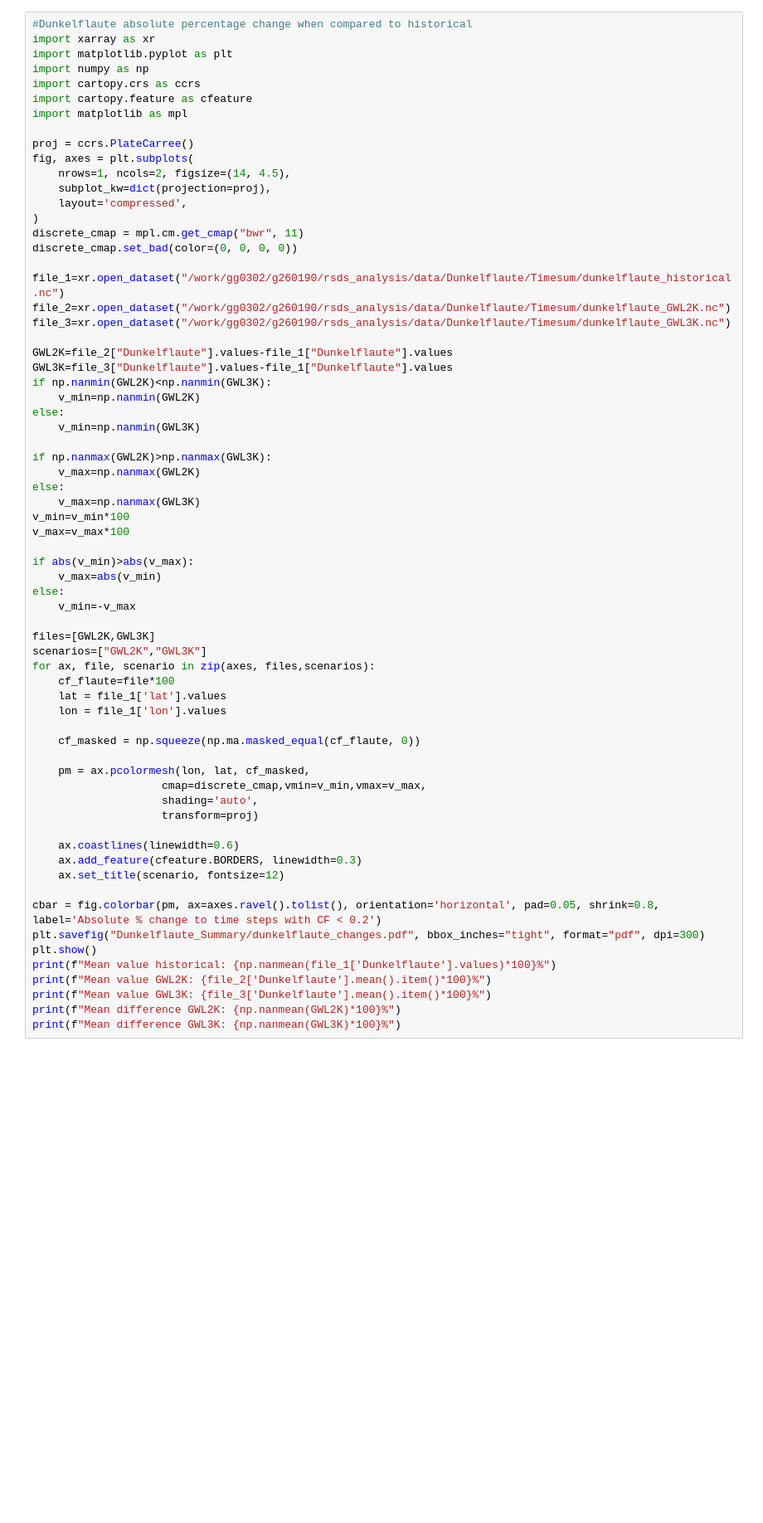
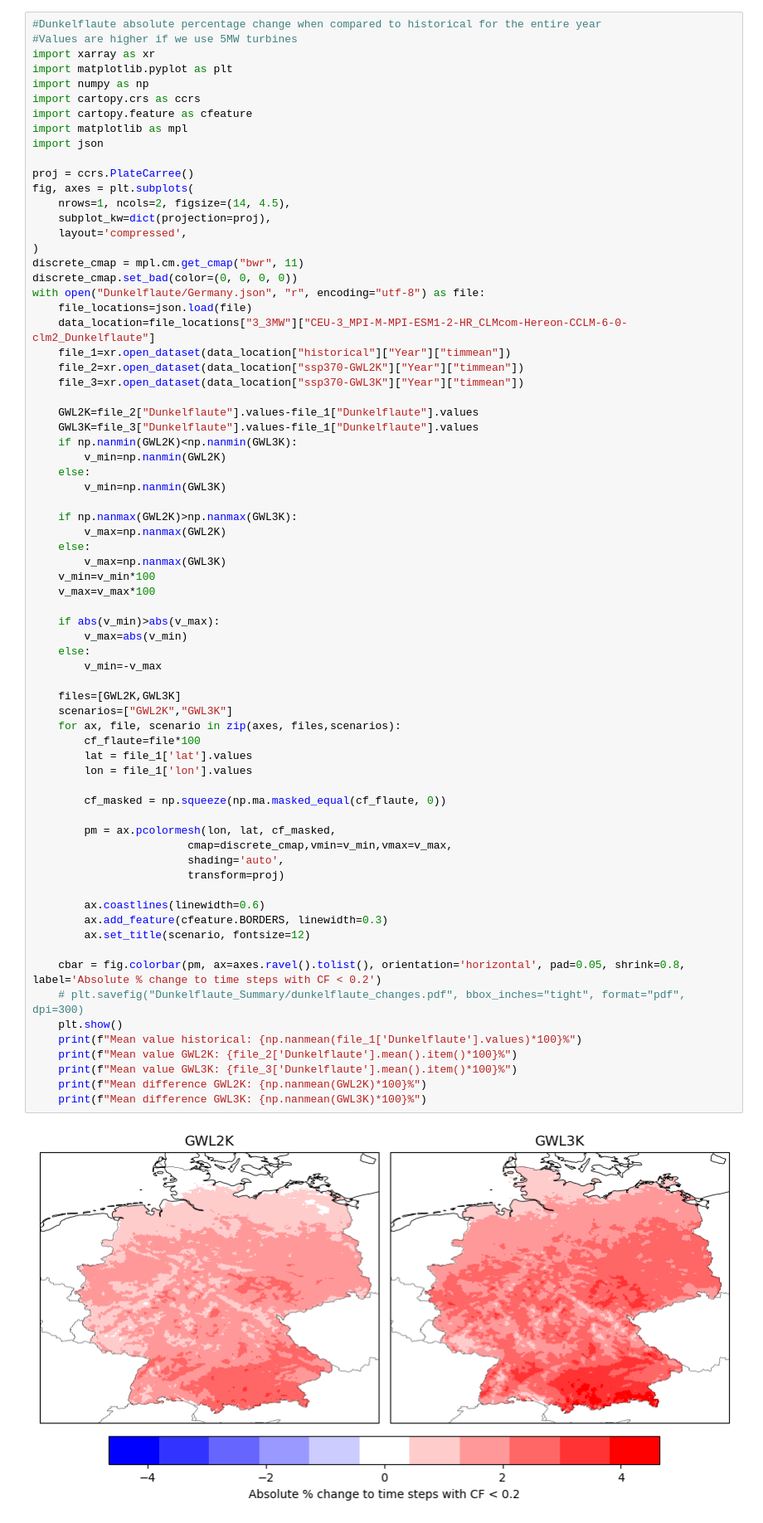
Before and after one commit to ATYslh/Dunkelflaute, a Jupyter notebook: Analysis_Scripts/visualization_dunkelflaute.ipynb, the cells around one changed output. Shown at 83% size. Drawn from its saved outputs; the diff is of its cells as text; blank space fills up the shorter version.

Commit message:
added visualization_dunkelflaute

```diff
--- a/Analysis_Scripts/visualization_dunkelflaute.ipynb
+++ b/Analysis_Scripts/visualization_dunkelflaute.ipynb
@@ -1,67 +1,73 @@
 # %%
-#Dunkelflaute absolute percentage change when compared to historical
+#Dunkelflaute absolute percentage change when compared to historical for the entire year
+#Values are higher if we use 5MW turbines
 import xarray as xr
 import matplotlib.pyplot as plt
 import numpy as np
 import cartopy.crs as ccrs
 import cartopy.feature as cfeature
 import matplotlib as mpl
+import json
 
 proj = ccrs.PlateCarree()
 fig, axes = plt.subplots(
     nrows=1, ncols=2, figsize=(14, 4.5),
     subplot_kw=dict(projection=proj),
     layout='compressed',
 )
 discrete_cmap = mpl.cm.get_cmap("bwr", 11)
 discrete_cmap.set_bad(color=(0, 0, 0, 0))
+with open("Dunkelflaute/Germany.json", "r", encoding="utf-8") as file:
+    file_locations=json.load(file)
+    data_location=file_locations["3_3MW"]["CEU-3_MPI-M-MPI-ESM1-2-HR_CLMcom-Hereon-CCLM-6-0-clm2_Dunkelflaute"]
+    file_1=xr.open_dataset(data_location["historical"]["Year"]["timmean"])
+    file_2=xr.open_dataset(data_location["ssp370-GWL2K"]["Year"]["timmean"])
+    file_3=xr.open_dataset(data_location["ssp370-GWL3K"]["Year"]["timmean"])
 
-file_1=xr.open_dataset("/work/gg0302/g260190/rsds_analysis/data/Dunkelflaute/Timesum/dunkelflaute_historical.nc")
-file_2=xr.open_dataset("/work/gg0302/g260190/rsds_analysis/data/Dunkelflaute/Timesum/dunkelflaute_GWL2K.nc")
-file_3=xr.open_dataset("/work/gg0302/g260190/rsds_analysis/data/Dunkelflaute/Timesum/dunkelflaute_GWL3K.nc")
+    GWL2K=file_2["Dunkelflaute"].values-file_1["Dunkelflaute"].values
+    GWL3K=file_3["Dunkelflaute"].values-file_1["Dunkelflaute"].values
+    if np.nanmin(GWL2K)<np.nanmin(GWL3K):
+        v_min=np.nanmin(GWL2K)
+    else:
+        v_min=np.nanmin(GWL3K)
 
-GWL2K=file_2["Dunkelflaute"].values-file_1["Dunkelflaute"].values
-GWL3K=file_3["Dunkelflaute"].values-file_1["Dunkelflaute"].values
-if np.nanmin(GWL2K)<np.nanmin(GWL3K):
-    v_min=np.nanmin(GWL2K)
-else:
-    v_min=np.nanmin(GWL3K)
+    if np.nanmax(GWL2K)>np.nanmax(GWL3K):
+        v_max=np.nanmax(GWL2K)
+    else:
+        v_max=np.nanmax(GWL3K)
+    v_min=v_min*100
+    v_max=v_max*100
 
-if np.nanmax(GWL2K)>np.nanmax(GWL3K):
-    v_max=np.nanmax(GWL2K)
-else:
-    v_max=np.nanmax(GWL3K)
-v_min=v_min*100
-v_max=v_max*100
+    if abs(v_min)>abs(v_max):
+        v_max=abs(v_min)
+    else:
+        v_min=-v_max
 
-if abs(v_min)>abs(v_max):
-    v_max=abs(v_min)
-else:
-    v_min=-v_max
+    files=[GWL2K,GWL3K]
+    scenarios=["GWL2K","GWL3K"]
+    for ax, file, scenario in zip(axes, files,scenarios):
+        cf_flaute=file*100
+        lat = file_1['lat'].values
+        lon = file_1['lon'].values
 
-files=[GWL2K,GWL3K]
-scenarios=["GWL2K","GWL3K"]
-for ax, file, scenario in zip(axes, files,scenarios):
-    cf_flaute=file*100
-    lat = file_1['lat'].values
-    lon = file_1['lon'].values
+        cf_masked = np.squeeze(np.ma.masked_equal(cf_flaute, 0))
 
-    cf_masked = np.squeeze(np.ma.masked_equal(cf_flaute, 0))
+        pm = ax.pcolormesh(lon, lat, cf_masked,
+                        cmap=discrete_cmap,vmin=v_min,vmax=v_max,
+                        shading='auto',
+                        transform=proj)
 
-    pm = ax.pcolormesh(lon, lat, cf_masked,
-                    cmap=discrete_cmap,vmin=v_min,vmax=v_max,
-                    shading='auto',
-                    transform=proj)
+        ax.coastlines(linewidth=0.6)
+        ax.add_feature(cfeature.BORDERS, linewidth=0.3)
+        ax.set_title(scenario, fontsize=12)
 
-    ax.coastlines(linewidth=0.6)
-    ax.add_feature(cfeature.BORDERS, linewidth=0.3)
-    ax.set_title(scenario, fontsize=12)
-
-cbar = fig.colorbar(pm, ax=axes.ravel().tolist(), orientation='horizontal', pad=0.05, shrink=0.8, label='Absolute % change to time steps with CF < 0.2')
-plt.savefig("Dunkelflaute_Summary/dunkelflaute_changes.pdf", bbox_inches="tight", format="pdf", dpi=300)
-plt.show()
-print(f"Mean value historical: {np.nanmean(file_1['Dunkelflaute'].values)*100}%")
-print(f"Mean value GWL2K: {file_2['Dunkelflaute'].mean().item()*100}%")
-print(f"Mean value GWL3K: {file_3['Dunkelflaute'].mean().item()*100}%")
-print(f"Mean difference GWL2K: {np.nanmean(GWL2K)*100}%")
-print(f"Mean difference GWL3K: {np.nanmean(GWL3K)*100}%")
+    cbar = fig.colorbar(pm, ax=axes.ravel().tolist(), orientation='horizontal', pad=0.05, shrink=0.8, label='Absolute % change to time steps with CF < 0.2')
+    # plt.savefig("Dunkelflaute_Summary/dunkelflaute_changes.pdf", bbox_inches="tight", format="pdf", dpi=300)
+    plt.show()
+    print(f"Mean value historical: {np.nanmean(file_1['Dunkelflaute'].values)*100}%")
+    print(f"Mean value GWL2K: {file_2['Dunkelflaute'].mean().item()*100}%")
+    print(f"Mean value GWL3K: {file_3['Dunkelflaute'].mean().item()*100}%")
+    print(f"Mean difference GWL2K: {np.nanmean(GWL2K)*100}%")
+    print(f"Mean difference GWL3K: {np.nanmean(GWL3K)*100}%")
+# %% [output]
+[figure, added]
```
Also changed, not shown: parts of 2 cells of this notebook.
